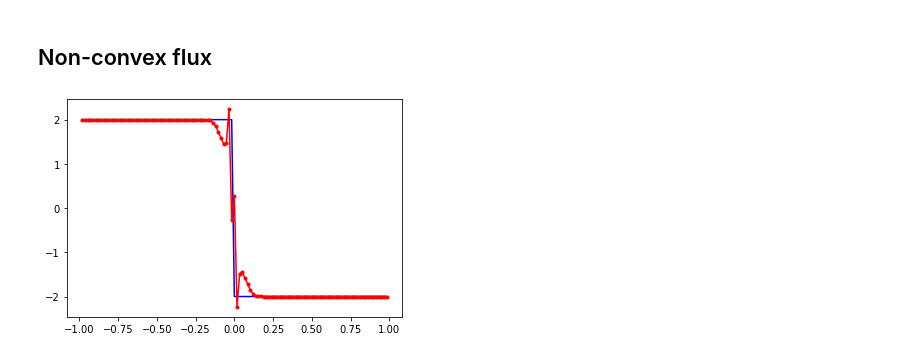
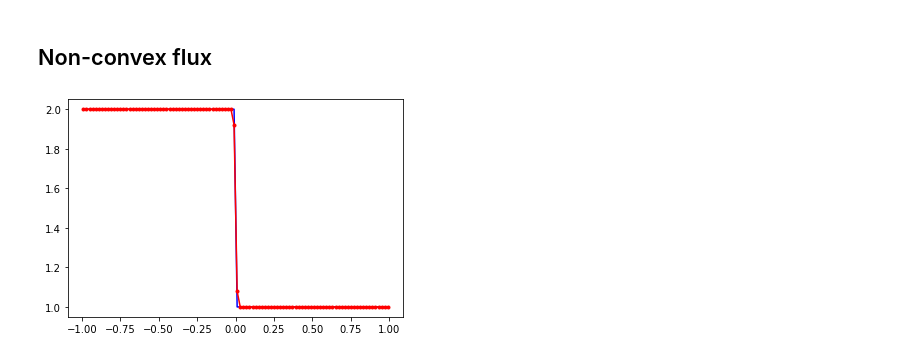
Before and after one commit to Hemadityamalla/gasD, a Jupyter notebook: New high-resolution central schemes for nonlinear conservation laws and convection–diffusion equations.ipynb, the cells around one changed output. Saved outputs shown, nothing was run; the diff lists cells and outputs as text; code cells hidden in the pictures.

```diff
--- a/New high-resolution central schemes for nonlinear conservation laws and convection–diffusion equations.ipynb
+++ b/New high-resolution central schemes for nonlinear conservation laws and convection–diffusion equations.ipynb
@@ -261,50 +249,50 @@ plt.show()
 ## Non-convex flux
 # %%
 #Domain setup
-x = domain(115, np.array([-1.0, 1.0]))
-fluxFn = lambda u: 0.25*((u**2 - 1.0)*(u**2 - 4.0))
-fluxFnDer = lambda u: 0.5*u*(2*u**2 - 5.0)
+def nonConvexFlux(Ncells, CFL):
+    x = domain(Ncells, np.array([-1.0, 1.0]))
+    fluxFn = lambda u: 0.25*((u**2 - 1.0)*(u**2 - 4.0))
+    fluxFnDer = lambda u: 0.5*u*(2*u**2 - 5.0)
 
-#Field setup
-u = field(x.ncells,'dir')
-utemp = field(x.ncells,'dir')
+    #Field setup
+    boundaryConditions = np.array([2.0, 1.0])
+    u = field(x.ncells,'dirichlet', boundaryConditions)
 
-#Initial conditions
-initC = lambda x: 2.0*(x < 0.0) + (-2.0*(x > 0.0))
-u.setInitCond(initC, x.x_cc)
-u.setGhostCellValues(np.array([2.0,-2.0]))
+    #Initial conditions
+    initC = lambda x: boundaryConditions[0]*(x < 0.01) + (boundaryConditions[1]*(x > 0.0))
+    u.setInitCond(initC, x.x_cc)
 
-utemp.setInitCond(initC, x.x_cc)
-utemp.setGhostCellValues(np.array([2.0,-2.0]))
+    plt.figure()
+    t = 0.0
+    tFinal = 1.0
+    dt = CFL * x.dx/np.amax(fluxFnDer(initC(x.x_cc)))
+    n_steps = int(np.ceil(tFinal/dt))
+    dt = tFinal / n_steps
+    n_steps = int(np.ceil(tFinal/dt))
+    plt.plot(x.x_cc, initC(x.x_cc),'b')
+    for i in range(n_steps):
+        #print(t)
 
+        old_cc = np.copy(u.cc)
+        #Two step
+        u.computeFluxes(x.dx, fluxFn, fluxFnDer)
+        u.advance(dt)
 
-plt.figure()
-t = 0.0
-tFinal = 0.5
-dt = 0.0001#x.dx*0.125*np.amax(fluxFnDer(initC(x.x_cc)))
-plt.plot(x.x_cc, u.ccVals,'b')
-while t < tFinal:
-    #print("Time:",t)
+        u.computeFluxes(x.dx, fluxFn, fluxFnDer)
+        u.advance(dt)
 
-    utemp.computeFluxes(x.dx, fluxFn, fluxFnDer)
-    u.computeFluxes(x.dx, fluxFn, fluxFnDer)
-
-    utemp.ccVals = utemp.ccVals + dt*utemp.FinalFlux
-    utemp.updateStuff()
-    utemp.computeFluxes(x.dx, fluxFn, fluxFnDer)
-
-    u.ccVals = u.ccVals + 0.5*dt*(u.FinalFlux + utemp.FinalFlux)
-    #u.ccVals = u.ccVals + dt*(u.FinalFlux)
-    u.updateStuff()
-    utemp.cc = u.cc
-    #print(np.linalg.norm(u.FinalFlux,np.inf))
-    #Lax-Friedrichs scheme
-    #uLxF[1:-1] = 0.5*(uLxF[2:] + uLxF[:-2]) - 0.5*(dt/dx)*(fluxFn(uLxF[2:]) - fluxFn(uLxF[:-2]))
-    t = t + dt
-    #if t > 100*dt:
-    #    break
-    #if np.mod(1./t,100.0) == 0:
-plt.plot(x.x_cc, u.ccVals,'r.-')#, x,uLxF[1:-1],'g*')
-plt.show()
+        u.cc = 0.5*(old_cc + u.cc)
+        t = t + dt
+        ccVals = u.get_cc()
+        break
+    plt.plot(x.x_cc, ccVals,'r.-')
+    plt.show()
+nonConvexFlux(100, 0.5)
+#Nx = np.array([40, 80, 160, 320, 640, 1280])
+#errors = [nonConvexFlux(n, 0.2) for n in Nx]
+#interpolation = np.polyfit(np.log2(Nx), np.log2(errors),1)
+#print('Slope: ', interpolation[0])
+#plt.loglog(Nx, errors)
+#plt.show()
 # %% [output]
-[figure, old version]
+[figure, new version]
```
Also changed, not shown: parts of 10 cells of this notebook.
